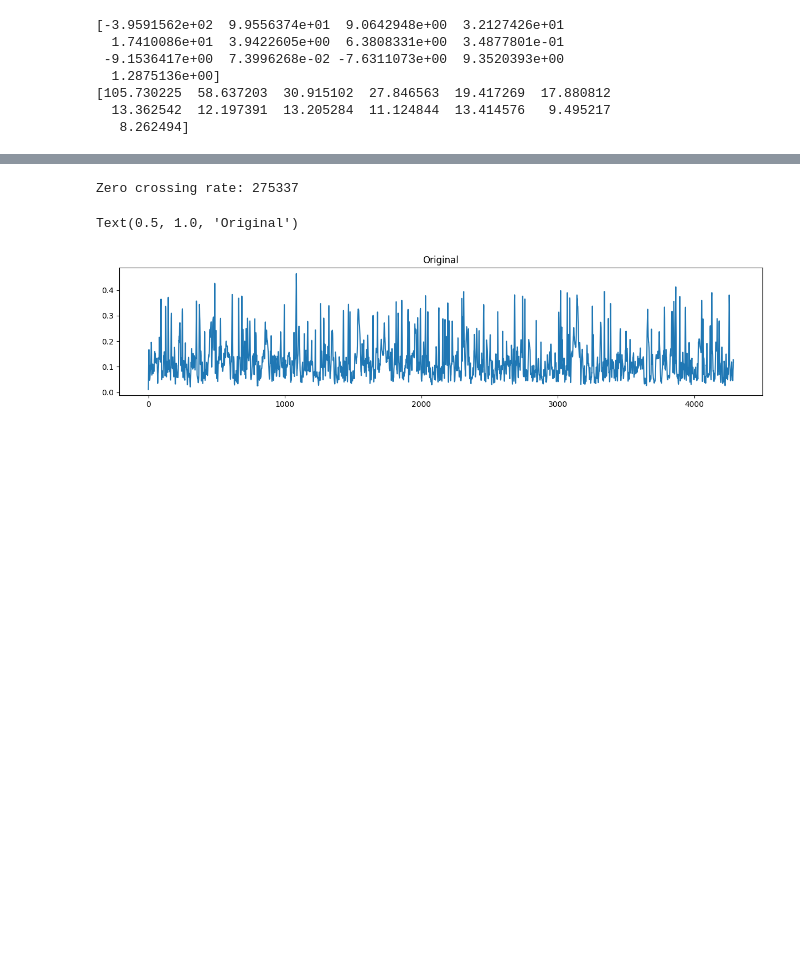
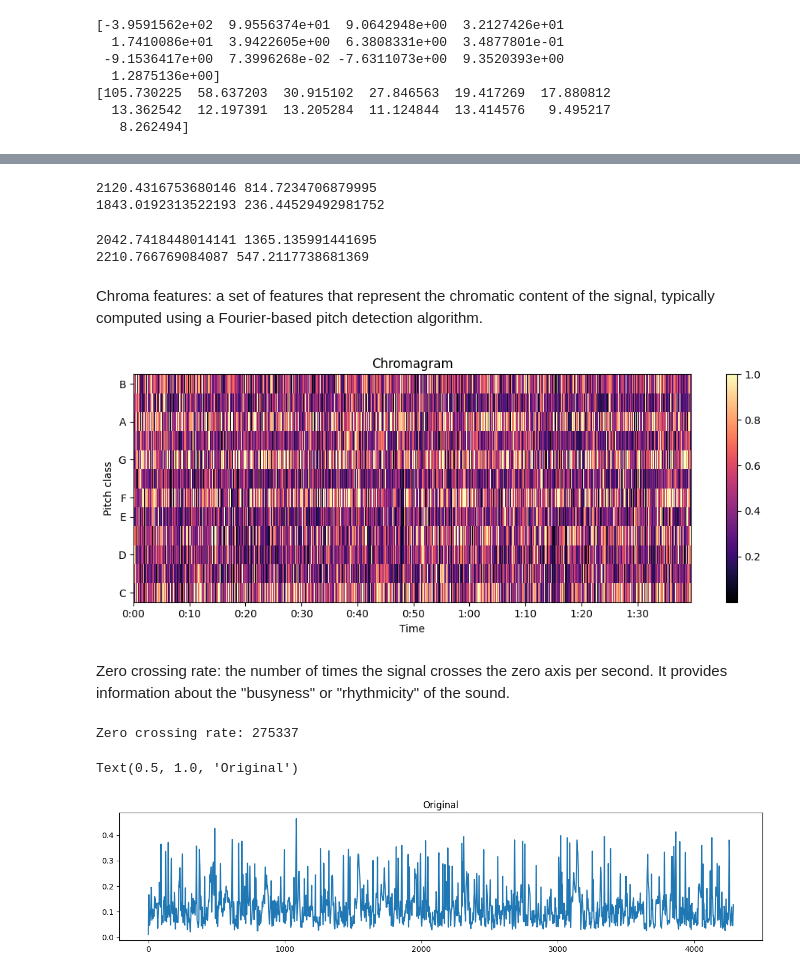
Before and after one commit to RobertoStaino/SER, a Jupyter notebook: main.ipynb, the cells around one changed output, grey strips where cells are left out. Drawn from its saved outputs; the diff is of its cells as text; code cells hidden in the pictures; blank space fills up the shorter version.

Commit message:
add chroma, add some new features, add normalization

```diff
--- a/main.ipynb
+++ b/main.ipynb
@@ -194,3 +242,39 @@ print(mfccs_std)
+# %%
+# Compute the mean of the spectral centroids array
+x_spectral_centroid = librosa.feature.spectral_centroid(y=x, sr=srx)
+print(x_spectral_centroid.mean(), x_spectral_centroid.std())
+
+x_spectral_bw = librosa.feature.spectral_bandwidth(y=x, sr=srx)
+print(x_spectral_bw.mean(), x_spectral_bw.std())
+# %% [output]
+2120.4316753680146 814.7234706879995
+1843.0192313522193 236.44529492981752
+# %%
+# Compute the mean of the spectral centroids array
+y_spectral_centroid = librosa.feature.spectral_centroid(y=y, sr=sry)
+print(y_spectral_centroid.mean(), y_spectral_centroid.std())
+
+y_spectral_bw = librosa.feature.spectral_bandwidth(y=y, sr=sry)
+print(y_spectral_bw.mean(), y_spectral_bw.std())
+# %% [output]
+2042.7418448014141 1365.135991441695
+2210.766769084087 547.2117738681369
+# %% [markdown]
+Chroma features: a set of features that represent the chromatic content of the signal, typically computed using a Fourier-based pitch detection algorithm.
+# %%
+chromagram = librosa.feature.chroma_stft(S=X, sr=srx, n_fft=512)
+
+# Plot the chroma feature
+plt.figure(figsize=(10, 4))
+librosa.display.specshow(chromagram, y_axis='chroma', x_axis='time', n_fft=512, hop_length = 512/4)
+plt.colorbar()
+plt.title('Chromagram')
+plt.tight_layout()
+plt.show()
+# %% [output]
+[figure, added]
+# %% [markdown]
+Zero crossing rate: the number of times the signal crosses the zero axis per second. It provides information about the "busyness" or "rhythmicity" of the sound.
 # %%
 zcrs = librosa.feature.zero_crossing_rate(x)
 print(f"Zero crossing rate: {sum(librosa.zero_crossings(x))}")
```
Also changed, not shown: parts of 14 cells of this notebook.
